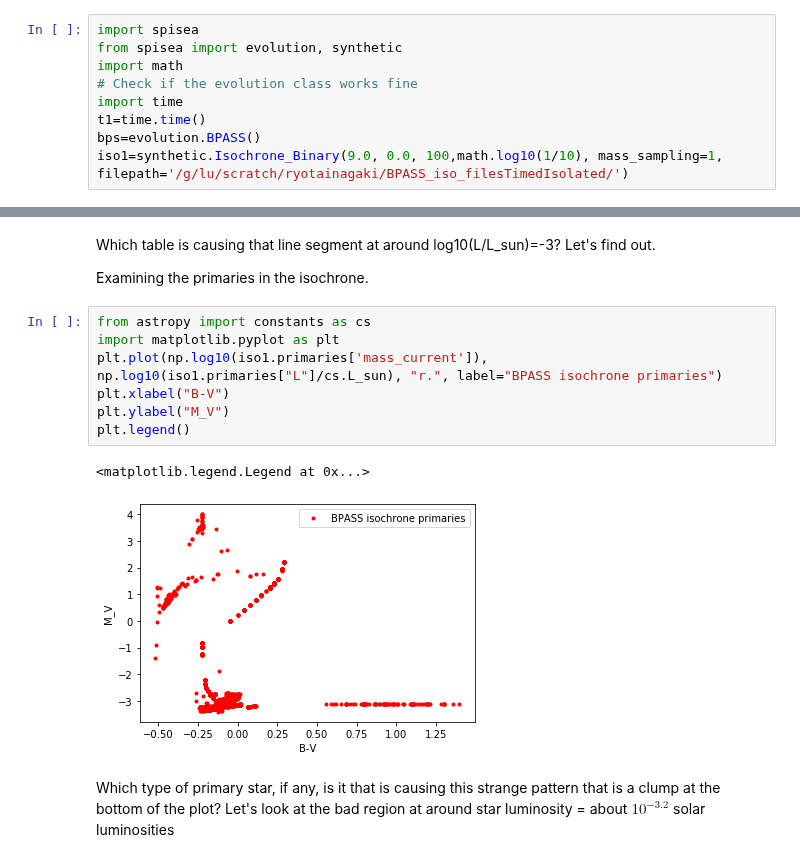
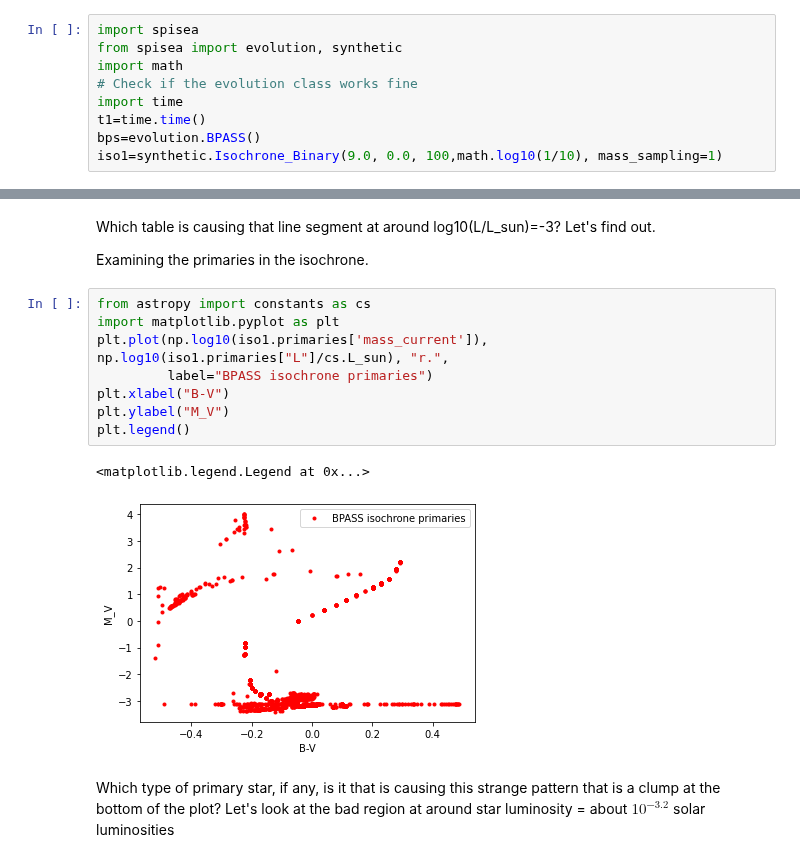
Before and after one commit to astropy/SPISEA, a Jupyter notebook: Test_Plots/Debugging the SPISEA isochrone at 0.1solar metallicity 1 billion years old Low Met.ipynb, the cells around one changed output, grey strips where cells are left out. Drawn from its saved outputs; the diff is of its cells as text.

```diff
--- a/Test_Plots/Debugging the SPISEA isochrone at 0.1solar metallicity 1 billion years old Low Met.ipynb
+++ b/Test_Plots/Debugging the SPISEA isochrone at 0.1solar metallicity 1 billion years old Low Met.ipynb
@@ -13,7 +13,7 @@ import math
 import time
 t1=time.time()
 bps=evolution.BPASS()
-iso1=synthetic.Isochrone_Binary(9.0, 0.0, 100,math.log10(1/10), mass_sampling=1, filepath='/g/lu/scratch/ryotainagaki/BPASS_iso_filesTimedIsolated/')
+iso1=synthetic.Isochrone_Binary(9.0, 0.0, 100,math.log10(1/10), mass_sampling=1)
 # %% [output]
 Changing to logg=5.00 for T= 31808 logg=8.00
 Changing to logg=5.00 for T= 31822 logg=8.00
@@ -326,13 +358,14 @@ Examining the primaries in the isochrone.
 # %%
 from astropy import constants as cs
 import matplotlib.pyplot as plt
-plt.plot(np.log10(iso1.primaries['mass_current']), np.log10(iso1.primaries["L"]/cs.L_sun), "r.", label="BPASS isochrone primaries")
+plt.plot(np.log10(iso1.primaries['mass_current']), np.log10(iso1.primaries["L"]/cs.L_sun), "r.",
+         label="BPASS isochrone primaries")
 plt.xlabel("B-V")
 plt.ylabel("M_V")
 plt.legend()
 # %% [output]
 <matplotlib.legend.Legend at 0x...>
-[figure, old version]
+[figure, new version]
 # %% [markdown]
 Which type of primary star, if any, is it that is causing this strange pattern that is a clump at the bottom of the plot? Let's look at the bad region at around star luminosity = about $10^{-3.2}$ solar luminosities
 # %%
```
Also changed, not shown: parts of 31 cells of this notebook, 13 other files.
